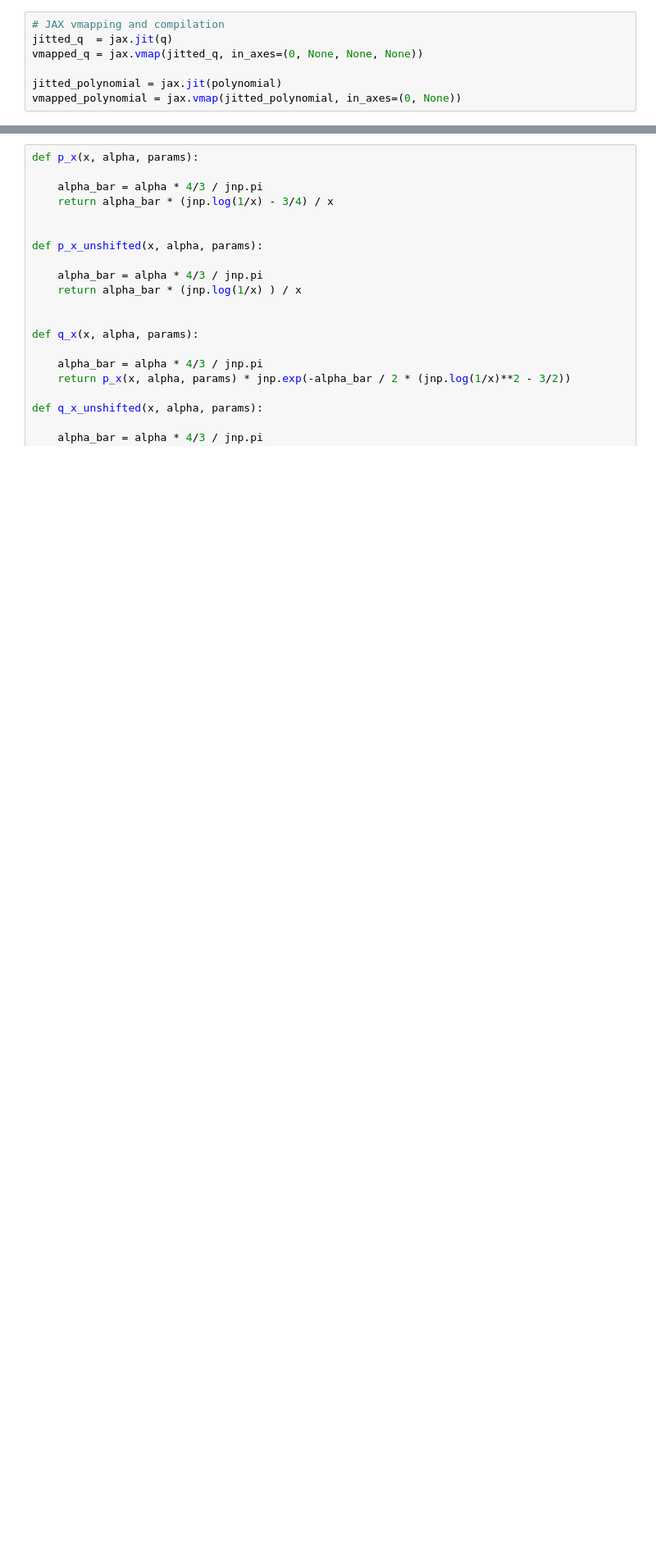
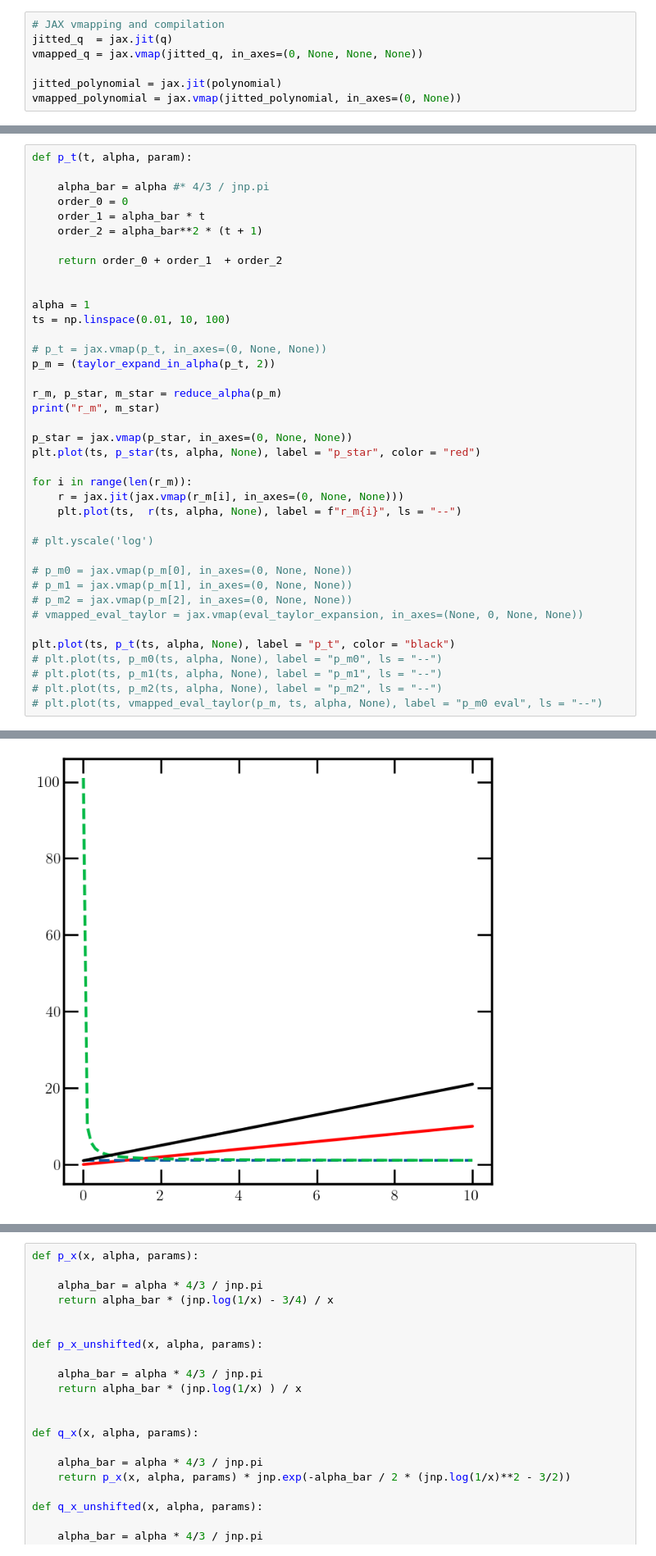
Before and after one commit to rikab/RDF, a Jupyter notebook: jax/shift.ipynb, the cells around one changed output, grey strips where cells are left out. Shown at 82% size. Cells and saved outputs as stored; diff of their text form; blank space fills up the shorter version.

```diff
--- a/jax/shift.ipynb
+++ b/jax/shift.ipynb
@@ -318,0 +363,40 @@ c_1,0 = 1.00e+00 c_1,1 = 1.00e+00 c_1,2 = 0.00e+00
+# %%
+def p_t(t, alpha, param):
+
+    alpha_bar = alpha #* 4/3 / jnp.pi
+    order_0 = 0
+    order_1 = alpha_bar * t
+    order_2 = alpha_bar**2 * (t + 1)
+
+    return order_0 + order_1  + order_2
+
+
+alpha = 1
+ts = np.linspace(0.01, 10, 100)
+
+# p_t = jax.vmap(p_t, in_axes=(0, None, None))
+p_m = (taylor_expand_in_alpha(p_t, 2))
+
+r_m, p_star, m_star = reduce_alpha(p_m)
+print("r_m", m_star)
+
+p_star = jax.vmap(p_star, in_axes=(0, None, None))
+plt.plot(ts, p_star(ts, alpha, None), label = "p_star", color = "red")
+
+for i in range(len(r_m)):
+    r = jax.jit(jax.vmap(r_m[i], in_axes=(0, None, None)))
+    plt.plot(ts,  r(ts, alpha, None), label = f"r_m{i}", ls = "--")
+
+# plt.yscale('log')
+
+# p_m0 = jax.vmap(p_m[0], in_axes=(0, None, None))
+# p_m1 = jax.vmap(p_m[1], in_axes=(0, None, None))
+# p_m2 = jax.vmap(p_m[2], in_axes=(0, None, None))
+# vmapped_eval_taylor = jax.vmap(eval_taylor_expansion, in_axes=(None, 0, None, None))
+
+plt.plot(ts, p_t(ts, alpha, None), label = "p_t", color = "black")
+# plt.plot(ts, p_m0(ts, alpha, None), label = "p_m0", ls = "--")
+# plt.plot(ts, p_m1(ts, alpha, None), label = "p_m1", ls = "--")
+# plt.plot(ts, p_m2(ts, alpha, None), label = "p_m2", ls = "--")
+# plt.plot(ts, vmapped_eval_taylor(p_m, ts, alpha, None), label = "p_m0 eval", ls = "--")
+# %% [output]
@@ -318,0 +405 @@ c_1,0 = 1.00e+00 c_1,1 = 1.00e+00 c_1,2 = 0.00e+00
+[figure, added]
```
Also changed, not shown: parts of 5 cells of this notebook.
